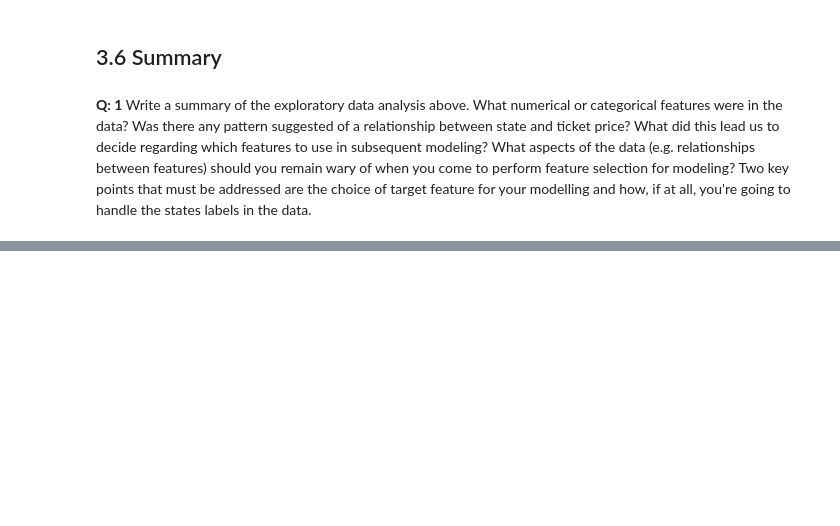
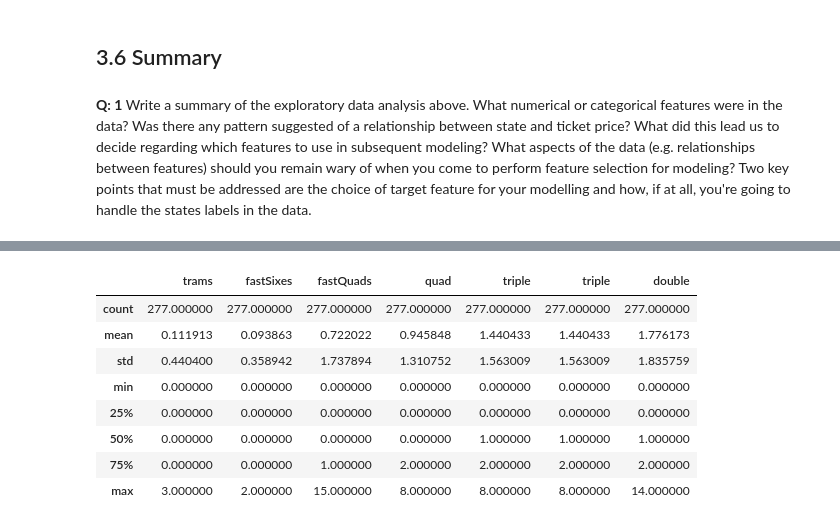
Before and after one commit to Erik1120/DataScienceGuidedCapstone, a Jupyter notebook: Notebooks/03_exploratory_data_analysis.ipynb, the cells around one changed output, grey strips where cells are left out. Saved outputs shown, nothing was run; the diff lists cells and outputs as text; code cells hidden in the pictures; blank space fills up the shorter version.

```diff
--- a/Notebooks/03_exploratory_data_analysis.ipynb
+++ b/Notebooks/03_exploratory_data_analysis.ipynb
@@ -754,0 +988,12 @@ It also appears that having no fast quads may limit the ticket price, but if you
+# %%
+ski_data[['trams','fastSixes','fastQuads','quad','triple','triple','double',]].describe()
+# %% [output]
+|  | trams | fastSixes | fastQuads | quad | triple | triple | double |
+| count | 277.000000 | 277.000000 | 277.000000 | 277.000000 | 277.000000 | 277.000000 | 277.000000 |
+| mean | 0.111913 | 0.093863 | 0.722022 | 0.945848 | 1.440433 | 1.440433 | 1.776173 |
+| std | 0.440400 | 0.358942 | 1.737894 | 1.310752 | 1.563009 | 1.563009 | 1.835759 |
+| min | 0.000000 | 0.000000 | 0.000000 | 0.000000 | 0.000000 | 0.000000 | 0.000000 |
+| 25% | 0.000000 | 0.000000 | 0.000000 | 0.000000 | 0.000000 | 0.000000 | 0.000000 |
+| 50% | 0.000000 | 0.000000 | 0.000000 | 0.000000 | 1.000000 | 1.000000 | 1.000000 |
+| 75% | 0.000000 | 0.000000 | 1.000000 | 2.000000 | 2.000000 | 2.000000 | 2.000000 |
+| max | 3.000000 | 2.000000 | 15.000000 | 8.000000 | 8.000000 | 8.000000 | 14.000000 |
```
Also changed, not shown: parts of 30 cells of this notebook.
